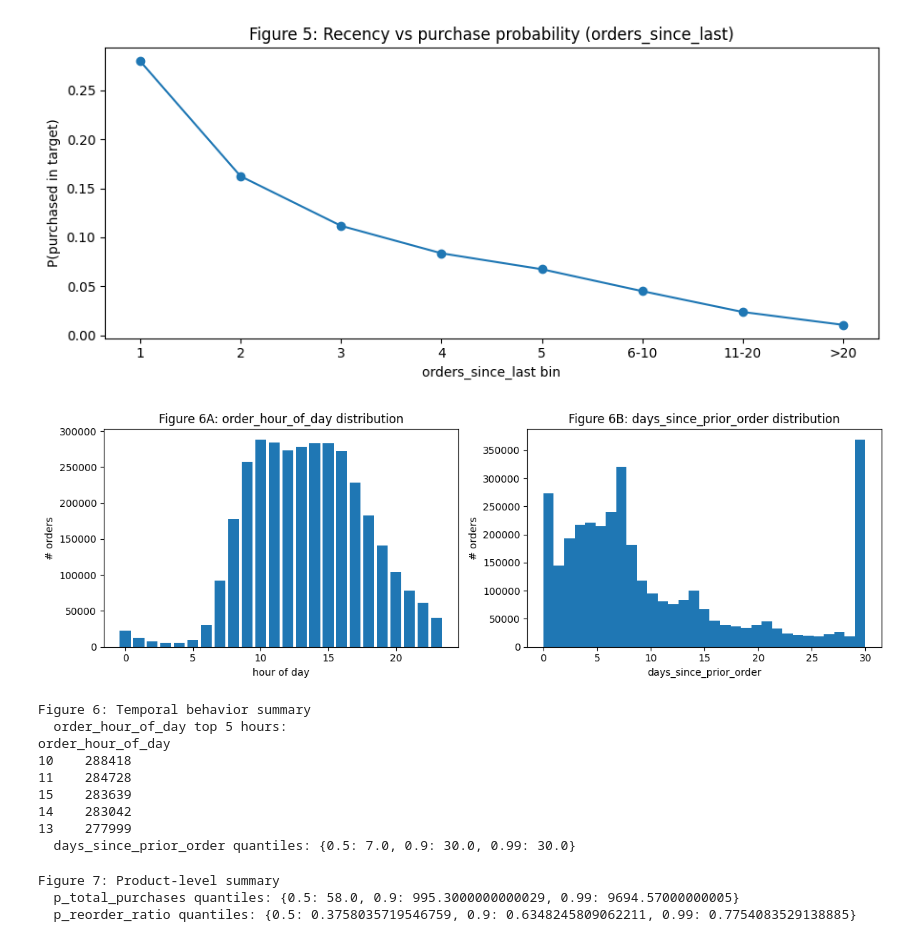
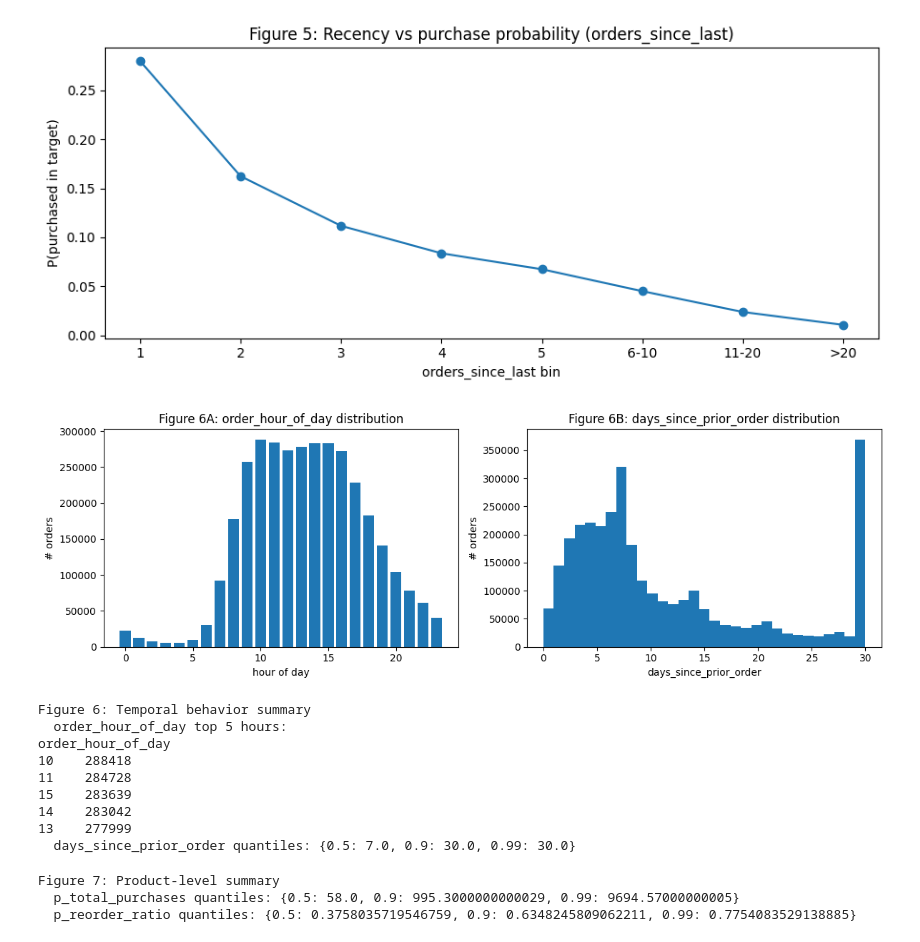
Before and after one commit to Bettinapb/5971-Team-404-not-found, a Jupyter notebook: EDA.ipynb, the cells around one changed output. Saved outputs shown, nothing was run; the diff lists cells and outputs as text; code cells hidden in the pictures.

```diff
--- a/EDA.ipynb
+++ b/EDA.ipynb
@@ -523,33 +577,32 @@ Figure 5: orders_since_last bins vs purchase probability
 # %%
 # 9.5 Figure 6: Temporal ordering behavior
 # Use orders_f to show when users place orders and how long they wait between orders.
 orders_time = orders_f.copy()
-orders_time["days_since_prior_order"] = orders_time["days_since_prior_order"].fillna(0)
 
 plt.figure(figsize=(12, 4))
 
 plt.subplot(1, 2, 1)
 hour_counts = orders_time["order_hour_of_day"].value_counts().sort_index()
 plt.bar(hour_counts.index.astype(int), hour_counts.values)
 plt.title("Figure 6A: order_hour_of_day distribution")
 plt.xlabel("hour of day")
 plt.ylabel("# orders")
 
 plt.subplot(1, 2, 2)
 plt.hist(orders_time["days_since_prior_order"].values, bins=31)
 plt.title("Figure 6B: days_since_prior_order distribution")
 plt.xlabel("days_since_prior_order")
 plt.ylabel("# orders")
 
 plt.tight_layout()
 plt.show()
 
 print("\nFigure 6: Temporal behavior summary")
 print("  order_hour_of_day top 5 hours:")
 print(hour_counts.sort_values(ascending=False).head(5).to_string())
 print("  days_since_prior_order quantiles:", orders_time["days_since_prior_order"].quantile([0.5, 0.9, 0.99]).to_dict())
 # %% [output]
-[figure, old version]
+[figure, new version]
 Figure 6: Temporal behavior summary
   order_hour_of_day top 5 hours:
 order_hour_of_day
```
Also changed, not shown: parts of 3 cells of this notebook.
